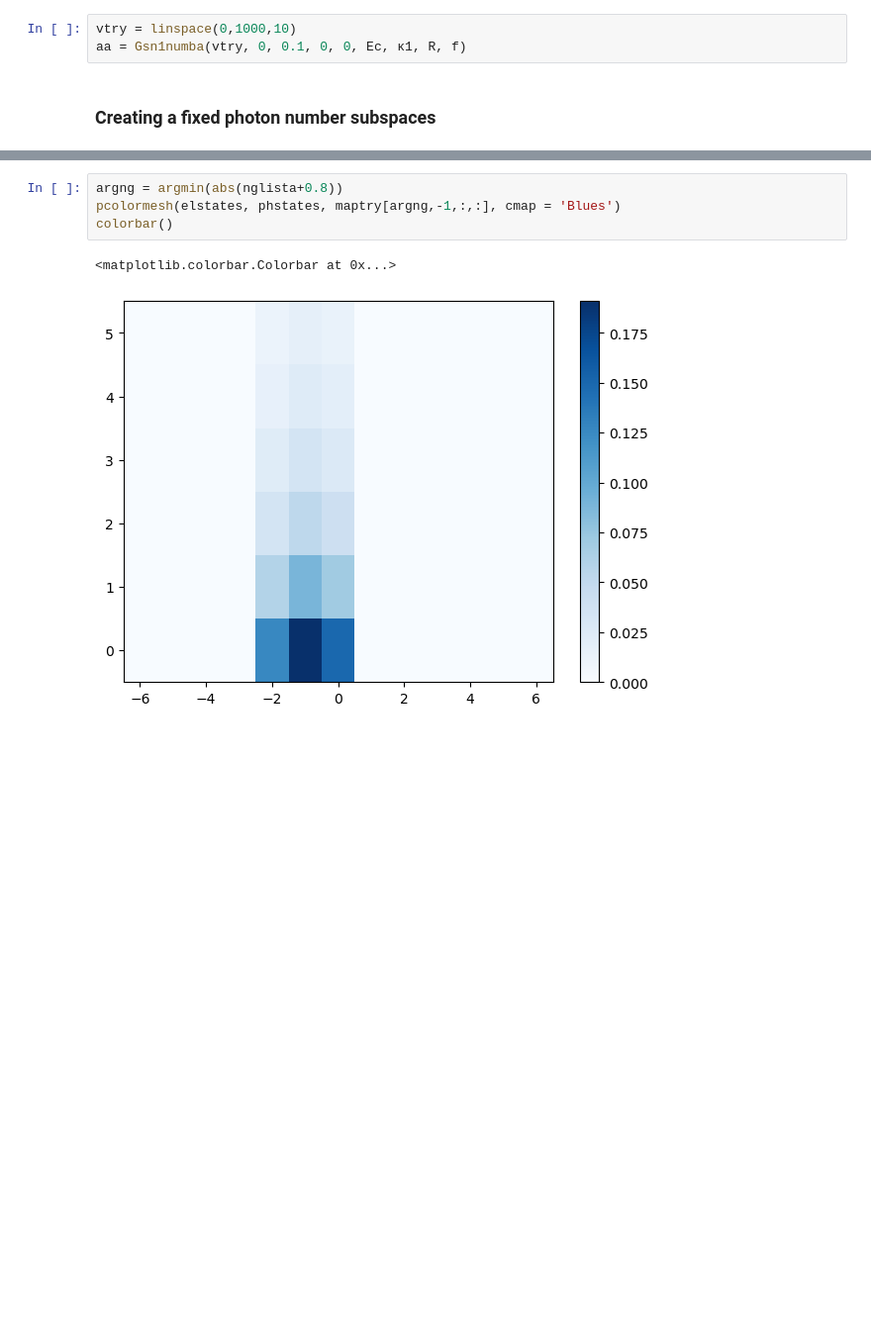
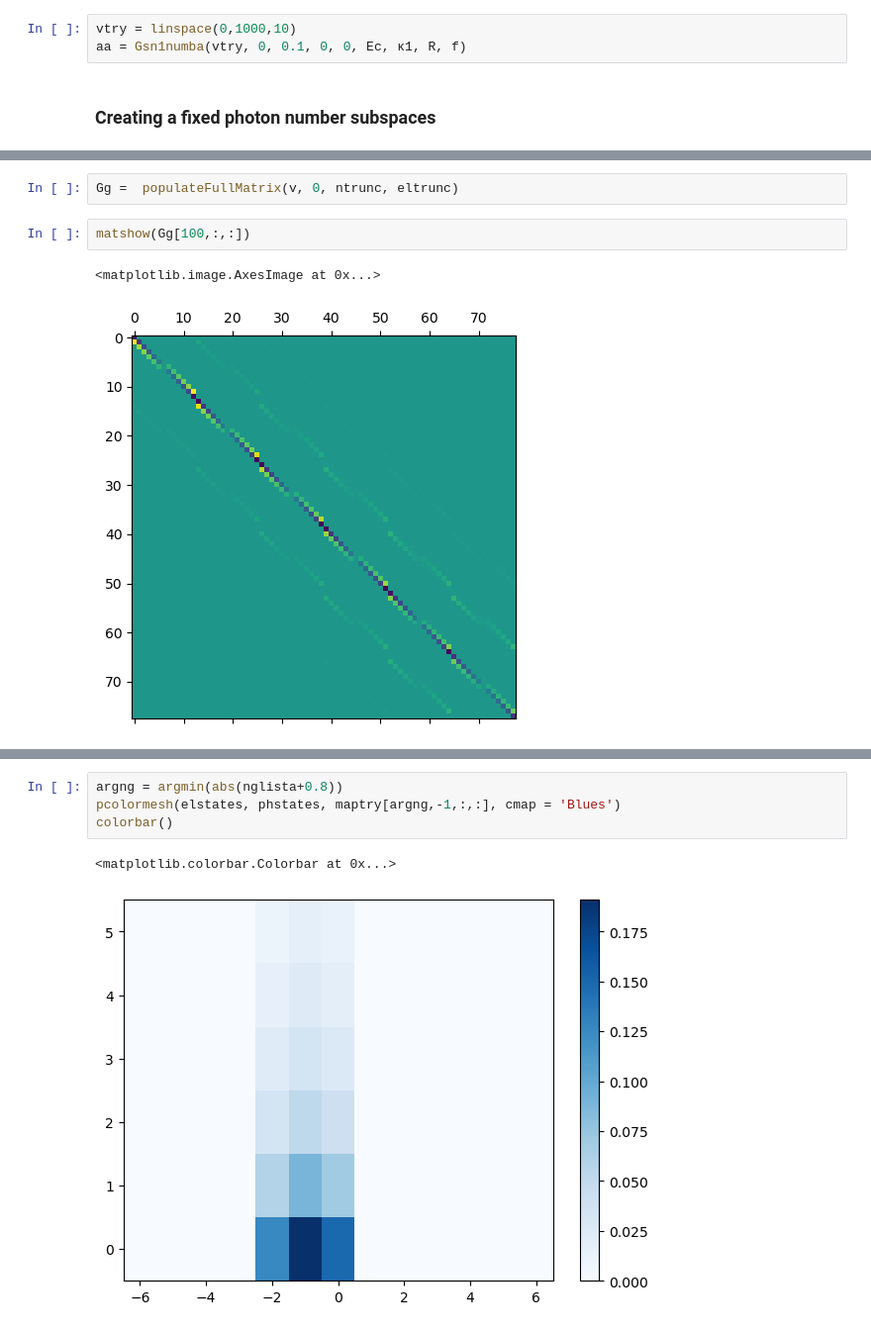
Before and after one commit to OgisT/RateEquations, a Jupyter notebook: RateEqs.ipynb, the cells around one changed output, grey strips where cells are left out. Shown at 99% size. Cells and saved outputs as stored; diff of their text form; blank space fills up the shorter version.

```diff
--- a/RateEqs.ipynb
+++ b/RateEqs.ipynb
@@ -1645,0 +1712,7 @@ Ec=80
+# %%
+Gg =  populateFullMatrix(v, 0, ntrunc, eltrunc)
+# %%
+matshow(Gg[100,:,:])
+# %% [output]
+<matplotlib.image.AxesImage at 0x...>
+[figure, added]
```
Also changed, not shown: parts of 17 cells of this notebook.
